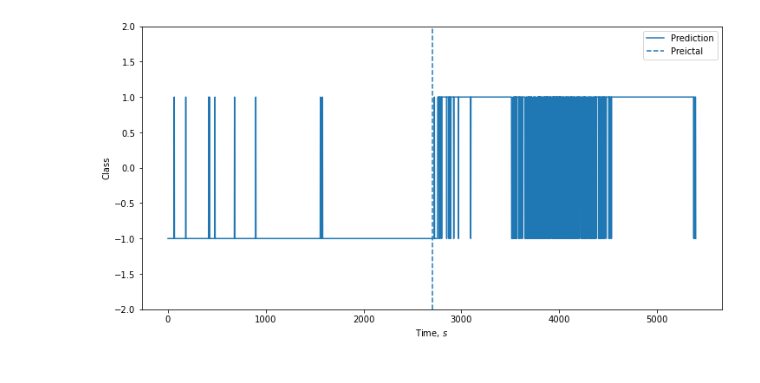
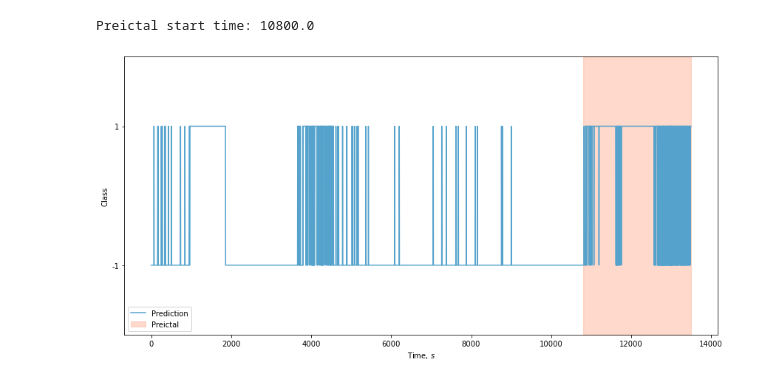
Before and after one commit to samisnotinsane/chbmit-seizure-prediction, a Jupyter notebook: evaluation/chb01_AR_RT.ipynb, the cells around one changed output. Cells and saved outputs as stored; diff of their text form; code cells hidden in the pictures.

Commit message:
Extending chb06 interictal test set

```diff
--- a/evaluation/chb01_AR_RT.ipynb
+++ b/evaluation/chb01_AR_RT.ipynb
@@ -95,7 +102,7 @@ c = m * np.ones(m)                               # Initialise MA coefficients
 c = c / c.sum()
 
 Ik = N                                                # Window width
-for _k in tqdm(range(Ik + n_i, n), desc='Streaming'): # Sliding window
+for _k in tqdm(range(Ik + n_i, n), desc='Classifying... '): # Sliding window
     if (_k % N == 0):                                 # Decimation policy: _k occurs once every N samples
         w_start = _k - Ik - n_i + 1                   # Starting index of sliding window (end index is maintained by _k)
         a_h = np.zeros((n_c, n_i))                    # AR parameter estimates from samples in window
@@ -165,0 +284,18 @@ plt.show()
+# %%
+# online predictor response
+plt.figure(figsize=(12,6))
+
+sns.set_palette(sns.color_palette('icefire'))
+ax = sns.lineplot(x=pt, y=prediction_sig, label='Prediction', palette=['red'])
+ax.fill_between(pt, 0, 1, where=pt > t_preictal, color='#fc8257', alpha=0.3, transform=ax.get_xaxis_transform(), label='Preictal')
+
+tickpos = [-1,1] # show only classes: -1 and 1
+plt.yticks(tickpos,tickpos)
+
+plt.ylim([-2,2])
+plt.xlabel('Time, $s$')
+plt.ylabel('Class')
+plt.legend(loc=3)
+plt.tight_layout()
+plt.savefig(f'./figures/chb01_AR_SVM_RBF_RT.pdf')
+plt.show()
@@ -166,14 +385,32 @@ plt.show()
+# %%
+prediction_sig = np.hstack(preds) # online prediction sig
+t = np.arange(0, X.shape[1]) / fs # times for input sig
+X_mean = np.mean(X, axis=0) # input sig, mean over channels
+t_preictal = np.rint(np.max(np.arange(0, interictal_input.shape[1]) / fs))
+print('Preictal start time:', t_preictal)
+k = np.hstack(k_list)
+pt = np.arange(0, k.shape[0]) / (fs/N)
+ar_mean = np.mean(a_h_k, axis=1)
+# %% [output]
+Preictal start time: 10800.0
 # %%
+# online predictor response
 plt.figure(figsize=(12,6))
 
-palette = sns.color_palette('Set2', n_colors=2)
-ax = sns.lineplot(x=pt, y=prediction_sig, label='Prediction', palette=['red'])
+sns.set_palette(sns.color_palette('icefire'))
+ax = sns.lineplot(x=pt, y=prediction_sig, label='Prediction')
+ax.fill_between(pt, 0, 1, where=pt > t_preictal, color='#fc8257', alpha=0.3, transform=ax.get_xaxis_transform(), label='Preictal')
+# plt.axvline(x=t_preictal, ls='--', label='Preictal')
 
-plt.axvline(x=t_preictal, ls='--', label='Preictal')
+tickpos = [-1,1] # show only classes: -1 and 1
+plt.yticks(tickpos,tickpos)
+
 plt.ylim([-2,2])
 plt.xlabel('Time, $s$')
 plt.ylabel('Class')
-plt.legend()
+plt.legend(loc=3)
+plt.tight_layout()
+plt.savefig('./figures/chb01_AR_Logistic_Regression_RT.pdf')
 plt.show()
 # %% [output]
-[figure, old version]
+[figure, new version]
```
Also changed, not shown: parts of 23 cells of this notebook, 10 other files.
